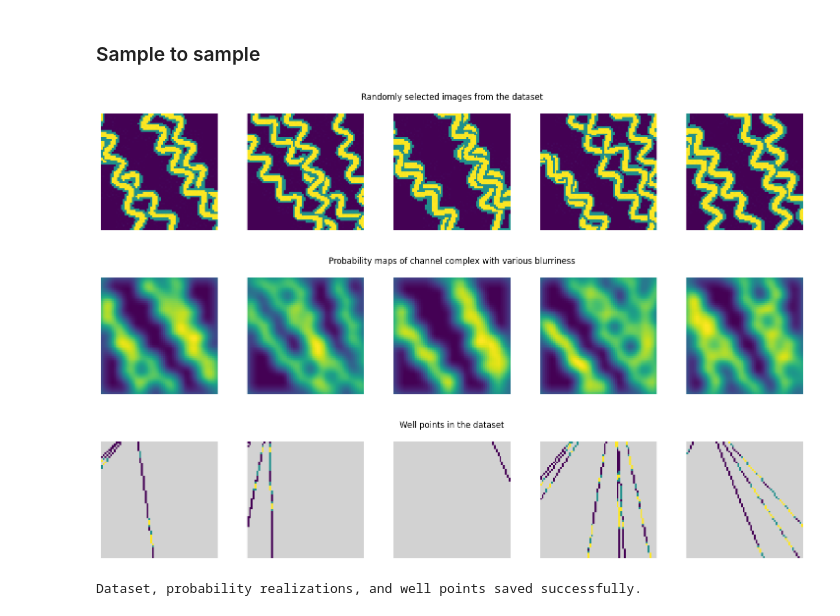
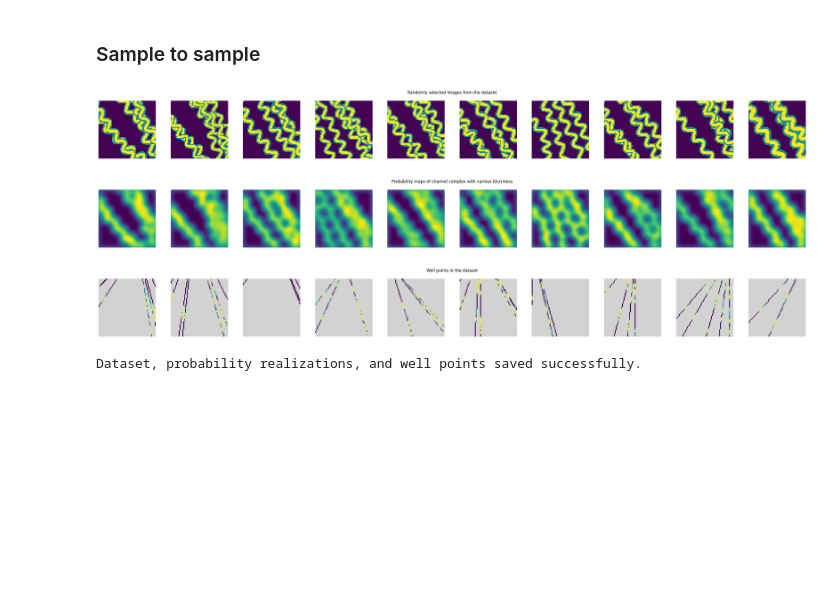
Before and after one commit to AbrightWay/ldm_2d_geomodel, a Jupyter notebook: scripts/generate_conditions.ipynb, the cells around one changed output. Drawn from its saved outputs; the diff is of its cells as text; code cells hidden in the pictures; blank space fills up the shorter version.

```diff
--- a/scripts/generate_conditions.ipynb
+++ b/scripts/generate_conditions.ipynb
@@ -116,14 +116,15 @@ Generated well facies shape: torch.Size([4000, 4, 64, 64])
 # %% [markdown]
 ### Sample to sample
 # %%
-random_indicies = torch.randperm(len(dataset))[:5]
-show_grid(dataset[random_indicies], n_samples=5, n_cols=5, title="Randomly selected images from the dataset")
-show_grid(prob_rlzs[random_indicies], n_samples=5, n_cols=5, title="Probability maps of channel complex with various blurriness")
-show_grid(torch.argmax(well_facies[random_indicies],1).unsqueeze(1), n_samples=5, n_cols=5, title="Well points in the dataset",cmap=custom_cmap, interpolation='nearest', vmin=0, vmax=n_facies)
+n_plt = 10
+random_indicies = torch.randperm(len(dataset))[:n_plt]
+show_grid(dataset[random_indicies], n_samples=n_plt, n_cols=n_plt, title="Randomly selected images from the dataset")
+show_grid(prob_rlzs[random_indicies], n_samples=n_plt, n_cols=n_plt, title="Probability maps of channel complex with various blurriness")
+show_grid(torch.argmax(well_facies[random_indicies],1).unsqueeze(1), n_samples=n_plt, n_cols=n_plt, title="Well points in the dataset",cmap=custom_cmap, interpolation='nearest', vmin=0, vmax=n_facies)
 # %% [output]
-[figure, old version]
+[figure, new version]
-[figure, old version]
+[figure, new version]
-[figure, old version]
+[figure, new version]
 # %%
 prob_rlzs = torch.from_numpy(prob_rlzs)
 torch.save(dataset, r"E:\code\monai\ldm_2d_geomodel\data\guido_dataset.pt")
```
